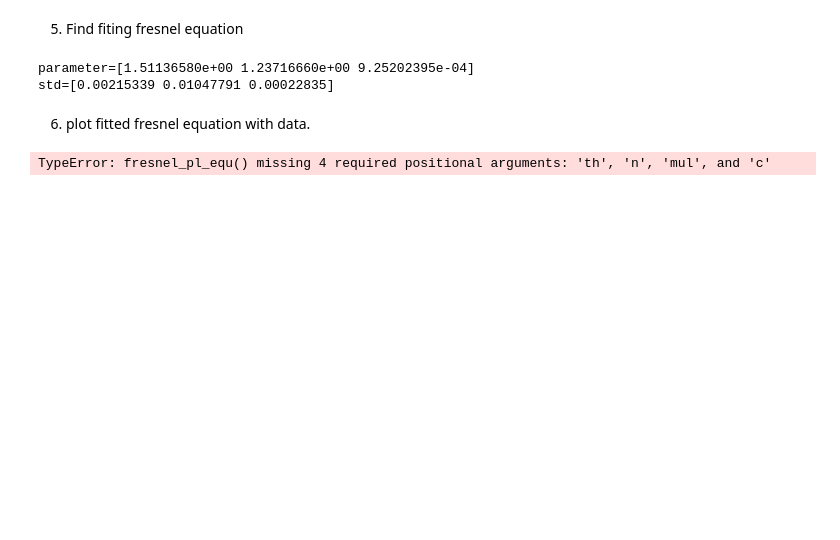
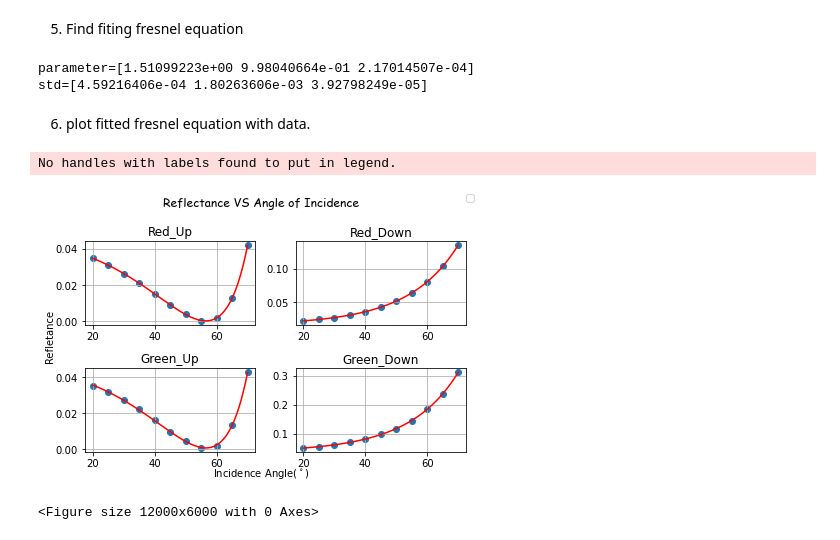
Before and after one commit to alberthu233/phys311_lab_report, a Jupyter notebook: dielectirc/dielectirc.ipynb, the cells around one changed output. Saved outputs shown, nothing was run; the diff lists cells and outputs as text; code cells hidden in the pictures; blank space fills up the shorter version.

```diff
--- a/dielectirc/dielectirc.ipynb
+++ b/dielectirc/dielectirc.ipynb
@@ -127,23 +161,80 @@ def fit(f,x,y):
     return popt, pcov
 # %%
 # convert theta in degree to radian
-x = []
+x_data = []
 for a in df3["theta"]:
-    x.append(math.radians(a))
+    x_data.append(math.radians(a))
 ru_y = df3["ru_nor_rf"].to_numpy()
 rd_y = df3["rd_nor_rf"].to_numpy()
 gu_y = df3["gu_nor_rf"].to_numpy()
 gd_y = df3["gd_nor_rf"].to_numpy()
 
-ru_fit = fit(fresnel_pl_equ, x, gu_y)
+ru_fit = fit(fresnel_pl_equ, x, ru_y)
+rd_fit = fit(fresnel_pd_equ, x, rd_y)
+gu_fit = fit(fresnel_pl_equ, x, gu_y)
+gd_fit = fit(fresnel_pd_equ, x, gd_y)
+
+def ru_theo(x):
+    # theoretical red light with polarized Up
+    return fresnel_pl_equ(x, ru_fit[0][0], ru_fit[0][1], ru_fit[0][2])
+
+def rd_theo(x):
+    # theoretical red light with polarized down
+    return fresnel_pd_equ(x, rd_fit[0][0], rd_fit[0][1], rd_fit[0][2])
+
+def gu_theo(x):
+    # theoretical green light with polarized Up
+    return fresnel_pl_equ(x, gu_fit[0][0], gu_fit[0][1], gu_fit[0][2])
+
+def gd_theo(x):
+    # theoretical green light with polarized down
+    return fresnel_pd_equ(x, gd_fit[0][0], gd_fit[0][1], gd_fit[0][2])
+
+
+
 print("parameter={}".format(ru_fit[0]))
 print("std={}".format(np.sqrt(np.diag(ru_fit[1]))))
 # %% [output]
-parameter=[1.51136580e+00 1.23716660e+00 9.25202395e-04]
-std=[0.00215339 0.01047791 0.00022835]
+parameter=[1.51099223e+00 9.98040664e-01 2.17014507e-04]
+std=[4.59216406e-04 1.80263606e-03 3.92798249e-05]
 # %% [markdown]
 6. plot fitted fresnel equation with data.
-# %%
-ru_fit = fresnel_pl_equ()
-# %% [output]
-TypeError: fresnel_pl_equ() missing 4 required positional arguments: 'th', 'n', 'mul', and 'c'
+# %%
+xp = np.linspace(20,70,1000)
+xp_radian = []
+for a in xp:
+    xp_radian.append(math.radians(a))
+
+
+fig, axs = plt.subplots(2,2)
+plt.figure(figsize=(10,5), dpi=1200)
+
+fig.suptitle("Reflectance VS Angle of Incidence", **csfont)
+fig.text(0.5, 0.01, 'Incidence Angle($^\circ$)', ha='center')
+fig.text(0.001, 0.5, 'Refletance', va='center', rotation='vertical')
+
+axs[0,0].plot(xp, ru_theo(xp_radian), "r")
+axs[0,0].scatter(df3["theta"], df3["ru_nor_rf"])
+axs[0,0].set_title("Red_Up")
+axs[0,1].plot(xp, rd_theo(xp_radian), "r")
+axs[0,1].scatter(df3["theta"], df3["rd_nor_rf"])
+axs[0,1].set_title("Red_Down")
+axs[1,0].plot(xp, gu_theo(xp_radian), "r")
+axs[1,0].scatter(df3["theta"], df3["gu_nor_rf"])
+axs[1,0].set_title("Green_Up")
+axs[1,1].plot(xp, gd_theo(xp_radian), "r")
+axs[1,1].scatter(df3["theta"], df3["gd_nor_rf"])
+axs[1,1].set_title("Green_Down")
+
+axs[0,0].grid()
+axs[0,1].grid()
+axs[1,0].grid()
+axs[1,1].grid()
+fig.tight_layout()
+fig.legend()
+
+fig.savefig('ref_ang_fit.jpg', bbox_inches = 'tight', dpi=1000)
+# %% [output]
+No handles with labels found to put in legend.
+[figure, added]
+<Figure size 12000x6000 with 0 Axes>
```
Also changed, not shown: parts of 4 cells of this notebook, 4 other files.
